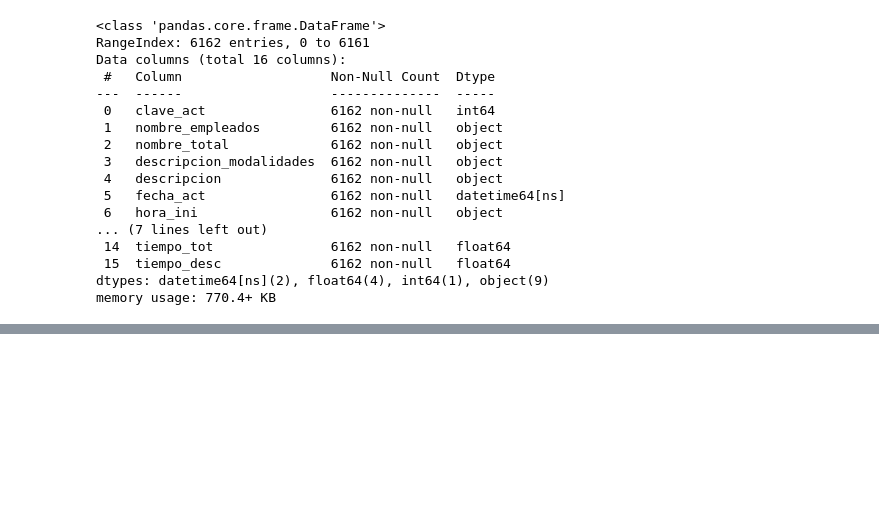
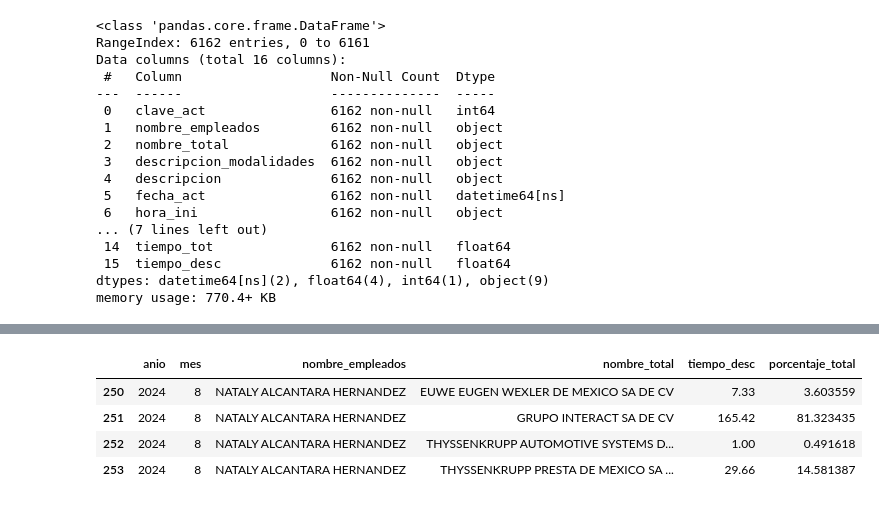
Before and after one commit to devAriza/data_gin_streamlit, a Jupyter notebook: data_analysis.ipynb, the cells around one changed output, grey strips where cells are left out. Saved outputs shown, nothing was run; the diff lists cells and outputs as text; code cells hidden in the pictures; blank space fills up the shorter version.

```diff
--- a/data_analysis.ipynb
+++ b/data_analysis.ipynb
@@ -163,0 +161,9 @@ resumen.query("anio == 2024 and mes == 8 and nombre_empleados == 'NATALY ALCANTA
+# %%
+resumen["porcentaje_total"] = resumen.groupby(["anio", "mes", "nombre_empleados"])["tiempo_desc"].transform(lambda x: (x / x.sum())*100)
+resumen.query("anio == 2024 and mes == 8 and nombre_empleados == 'NATALY ALCANTARA HERNANDEZ'")
+# %% [output]
+|  | anio | mes | nombre_empleados | nombre_total | tiempo_desc | porcentaje_total |
+| 250 | 2024 | 8 | NATALY ALCANTARA HERNANDEZ | EUWE EUGEN WEXLER DE MEXICO SA DE CV | 7.33 | 3.603559 |
+| 251 | 2024 | 8 | NATALY ALCANTARA HERNANDEZ | GRUPO INTERACT SA DE CV | 165.42 | 81.323435 |
+| 252 | 2024 | 8 | NATALY ALCANTARA HERNANDEZ | THYSSENKRUPP AUTOMOTIVE SYSTEMS D... | 1.00 | 0.491618 |
+| 253 | 2024 | 8 | NATALY ALCANTARA HERNANDEZ | THYSSENKRUPP PRESTA DE MEXICO SA ... | 29.66 | 14.581387 |
```
Also changed, not shown: parts of 3 cells of this notebook.
